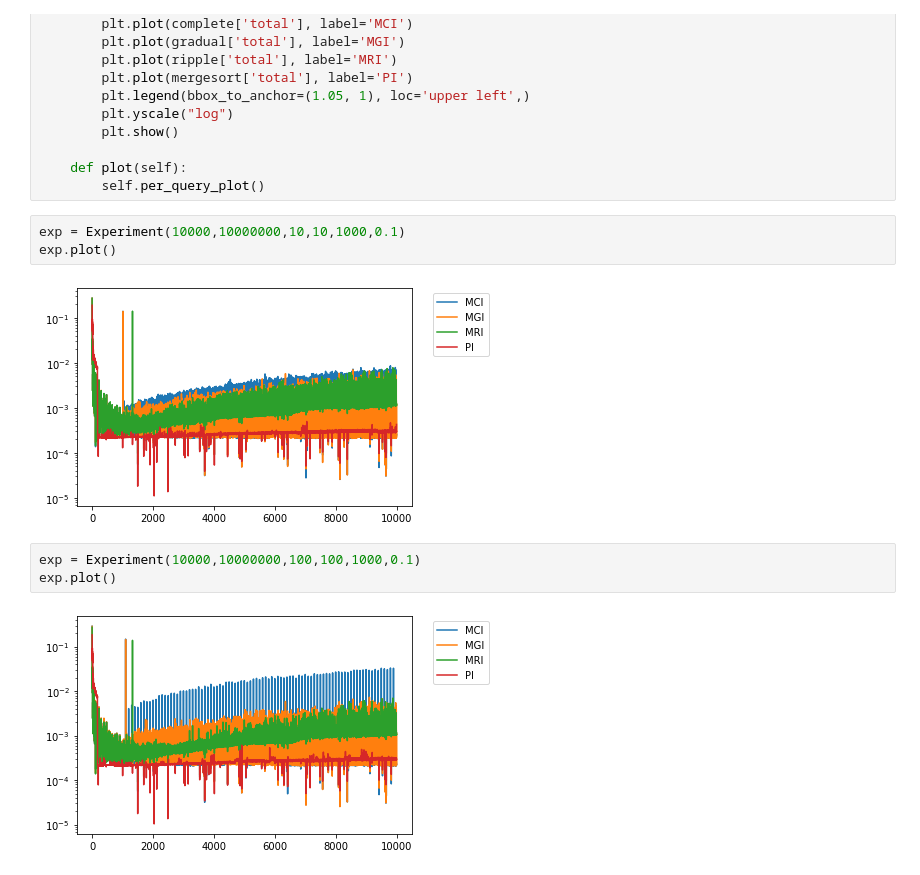
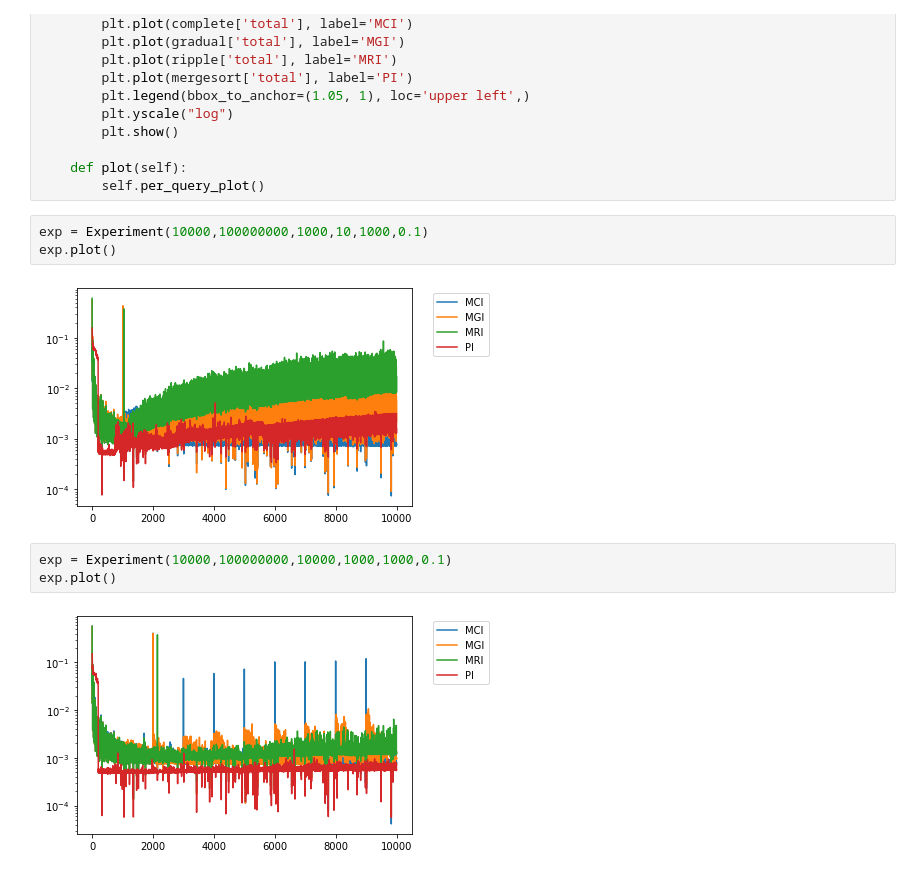
Before and after one commit to pdet/ProgressiveMergesort, a Jupyter notebook: plot.ipynb, the cells around one changed output. Saved outputs shown, nothing was run; the diff lists cells and outputs as text.

```diff
--- a/plot.ipynb
+++ b/plot.ipynb
@@ -41,12 +41,12 @@ class Experiment:
     def plot(self):
         self.per_query_plot()
 # %%
-exp = Experiment(10000,10000000,10,10,1000,0.1)
+exp = Experiment(10000,100000000,1000,10,1000,0.1)
 exp.plot()
 # %% [output]
-[figure, old version]
+[figure, new version]
 # %%
-exp = Experiment(10000,10000000,100,100,1000,0.1)
+exp = Experiment(10000,100000000,10000,1000,1000,0.1)
 exp.plot()
 # %% [output]
-[figure, old version]
+[figure, new version]
```
Also changed, not shown: 5 other files.
